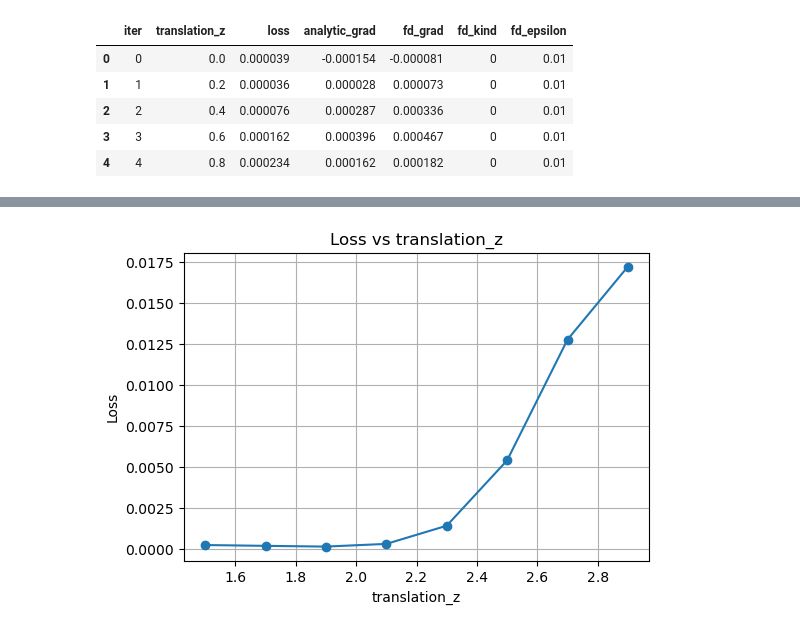
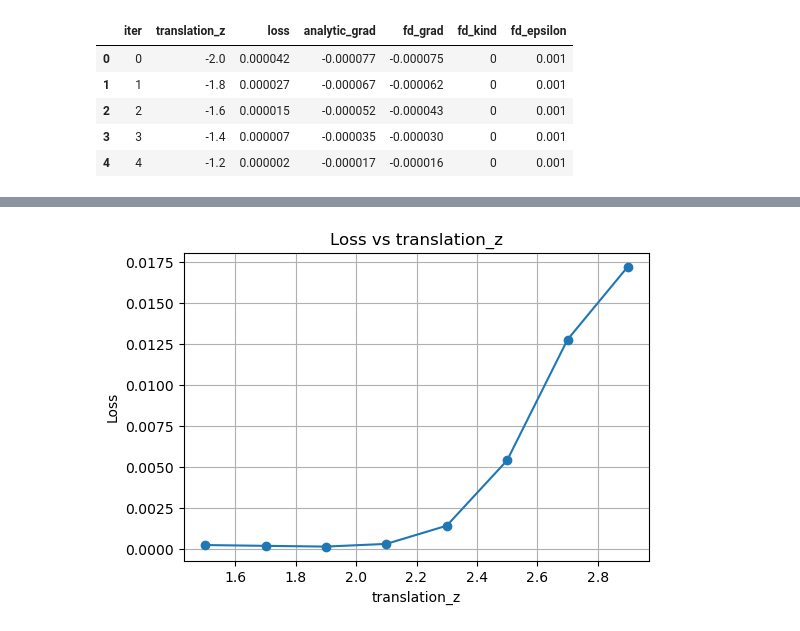
Before and after one commit to M-Gjerde/DifferentiablePointRendering, a Jupyter notebook: python/finite_difference/notebook_scatter_2.ipynb, the cells around one changed output, grey strips where cells are left out. Cells and saved outputs as stored; diff of their text form; code cells hidden in the pictures.

```diff
--- a/python/finite_difference/notebook_scatter_2.ipynb
+++ b/python/finite_difference/notebook_scatter_2.ipynb
@@ -1,30 +1,30 @@
 # %%
 import pandas as pd
 from pathlib import Path
 
-test = "25"
+test = "1"
 parameter = "translation_z"
-scene = "simple_1"
+scene = "transmit"
 camera = "camera1"
 csv_path = Path(f"Output/{scene}/{parameter}/{test}/{camera}_{parameter}_sweep.csv")
 
 if not csv_path.exists():
     raise FileNotFoundError(f"CSV file not found: {csv_path}")
 
 df = pd.read_csv(csv_path)
 
 required_columns = {f"{parameter}", "loss", "analytic_grad", "fd_grad"}
 if not required_columns.issubset(df.columns):
     raise RuntimeError(f"CSV must contain columns: {required_columns}")
 
 df.head()
 # %% [output]
 |  | iter | translation_z | loss | analytic_grad | fd_grad | fd_kind | fd_epsilon |
-| 0 | 0 | 0.0 | 0.000039 | -0.000154 | -0.000081 | 0 | 0.01 |
-| 1 | 1 | 0.2 | 0.000036 | 0.000028 | 0.000073 | 0 | 0.01 |
-| 2 | 2 | 0.4 | 0.000076 | 0.000287 | 0.000336 | 0 | 0.01 |
-| 3 | 3 | 0.6 | 0.000162 | 0.000396 | 0.000467 | 0 | 0.01 |
-| 4 | 4 | 0.8 | 0.000234 | 0.000162 | 0.000182 | 0 | 0.01 |
+| 0 | 0 | -2.0 | 0.000042 | -0.000077 | -0.000075 | 0 | 0.001 |
+| 1 | 1 | -1.8 | 0.000027 | -0.000067 | -0.000062 | 0 | 0.001 |
+| 2 | 2 | -1.6 | 0.000015 | -0.000052 | -0.000043 | 0 | 0.001 |
+| 3 | 3 | -1.4 | 0.000007 | -0.000035 | -0.000030 | 0 | 0.001 |
+| 4 | 4 | -1.2 | 0.000002 | -0.000017 | -0.000016 | 0 | 0.001 |
 # %%
 import matplotlib.pyplot as plt
 
```
Also changed, not shown: parts of 2 cells of this notebook, 13 other files.
